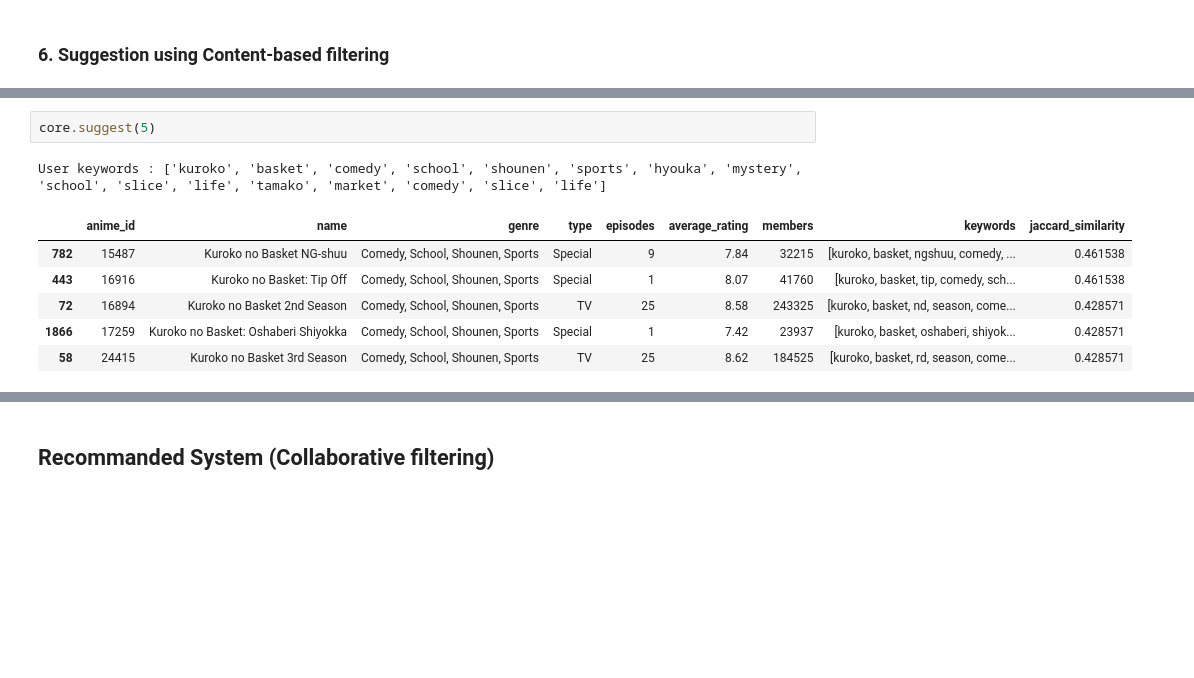
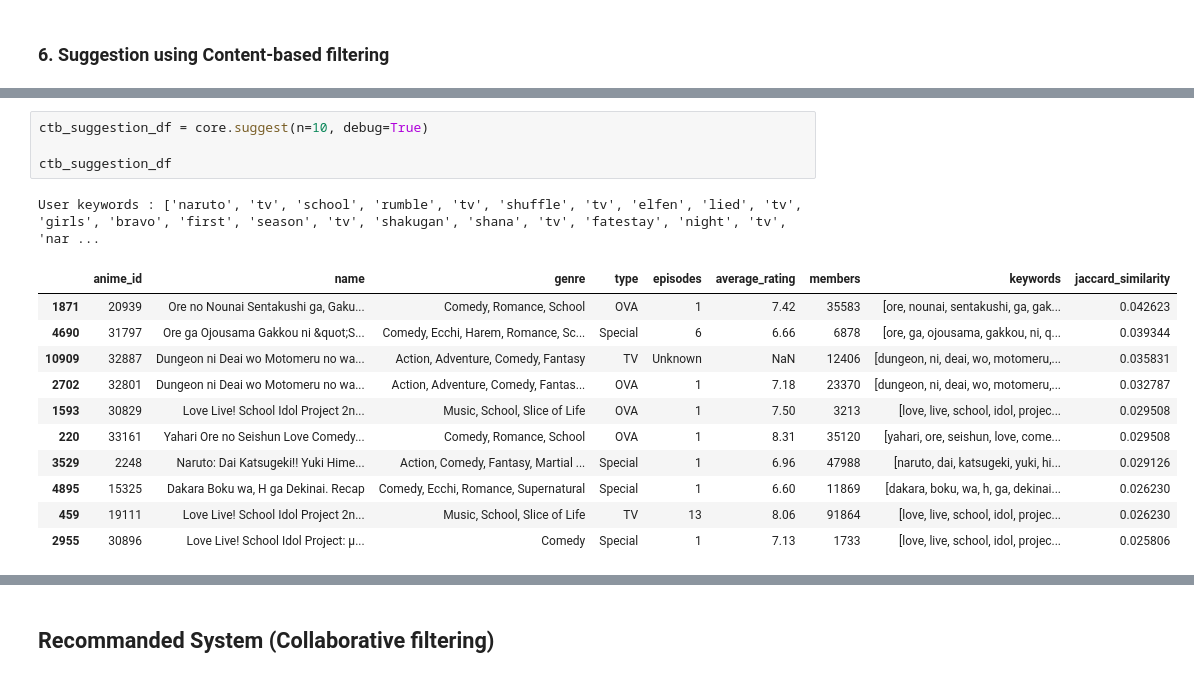
Before and after one commit to phukphoom/anime-recommander-system, a Jupyter notebook: AnimeRecommenderSystem/anime.ipynb, the cells around one changed output, grey strips where cells are left out. Saved outputs shown, nothing was run; the diff lists cells and outputs as text; blank space fills up the shorter version.

```diff
--- a/AnimeRecommenderSystem/anime.ipynb
+++ b/AnimeRecommenderSystem/anime.ipynb
@@ -456,10 +545,17 @@ core.user_rating_merged_df
-# %%
-core.suggest(5)
-# %% [output]
-User keywords : ['kuroko', 'basket', 'comedy', 'school', 'shounen', 'sports', 'hyouka', 'mystery', 'school', 'slice', 'life', 'tamako', 'market', 'comedy', 'slice', 'life']
-|  | anime_id | name | genre | type | episodes | average_rating | members | keywords | jaccard_similarity |
-| 782 | 15487 | Kuroko no Basket NG-shuu | Comedy, School, Shounen, Sports | Special | 9 | 7.84 | 32215 | [kuroko, basket, ngshuu, comedy, ... | 0.461538 |
-| 443 | 16916 | Kuroko no Basket: Tip Off | Comedy, School, Shounen, Sports | Special | 1 | 8.07 | 41760 | [kuroko, basket, tip, comedy, sch... | 0.461538 |
-| 72 | 16894 | Kuroko no Basket 2nd Season | Comedy, School, Shounen, Sports | TV | 25 | 8.58 | 243325 | [kuroko, basket, nd, season, come... | 0.428571 |
-| 1866 | 17259 | Kuroko no Basket: Oshaberi Shiyokka | Comedy, School, Shounen, Sports | Special | 1 | 7.42 | 23937 | [kuroko, basket, oshaberi, shiyok... | 0.428571 |
-| 58 | 24415 | Kuroko no Basket 3rd Season | Comedy, School, Shounen, Sports | TV | 25 | 8.62 | 184525 | [kuroko, basket, rd, season, come... | 0.428571 |
+# %%
+ctb_suggestion_df = core.suggest(n=10, debug=True)
+
+ctb_suggestion_df
+# %% [output]
+User keywords : ['naruto', 'tv', 'school', 'rumble', 'tv', 'shuffle', 'tv', 'elfen', 'lied', 'tv', 'girls', 'bravo', 'first', 'season', 'tv', 'shakugan', 'shana', 'tv', 'fatestay', 'night', 'tv', 'nar ...
+|  | anime_id | name | genre | type | episodes | average_rating | members | keywords | jaccard_similarity |
+| 1871 | 20939 | Ore no Nounai Sentakushi ga, Gaku... | Comedy, Romance, School | OVA | 1 | 7.42 | 35583 | [ore, nounai, sentakushi, ga, gak... | 0.042623 |
+| 4690 | 31797 | Ore ga Ojousama Gakkou ni &quot;S... | Comedy, Ecchi, Harem, Romance, Sc... | Special | 6 | 6.66 | 6878 | [ore, ga, ojousama, gakkou, ni, q... | 0.039344 |
+| 10909 | 32887 | Dungeon ni Deai wo Motomeru no wa... | Action, Adventure, Comedy, Fantasy | TV | Unknown | NaN | 12406 | [dungeon, ni, deai, wo, motomeru,... | 0.035831 |
+| 2702 | 32801 | Dungeon ni Deai wo Motomeru no wa... | Action, Adventure, Comedy, Fantas... | OVA | 1 | 7.18 | 23370 | [dungeon, ni, deai, wo, motomeru,... | 0.032787 |
+| 1593 | 30829 | Love Live! School Idol Project 2n... | Music, School, Slice of Life | OVA | 1 | 7.50 | 3213 | [love, live, school, idol, projec... | 0.029508 |
+| 220 | 33161 | Yahari Ore no Seishun Love Comedy... | Comedy, Romance, School | OVA | 1 | 8.31 | 35120 | [yahari, ore, seishun, love, come... | 0.029508 |
+| 3529 | 2248 | Naruto: Dai Katsugeki!! Yuki Hime... | Action, Comedy, Fantasy, Martial ... | Special | 1 | 6.96 | 47988 | [naruto, dai, katsugeki, yuki, hi... | 0.029126 |
+| 4895 | 15325 | Dakara Boku wa, H ga Dekinai. Recap | Comedy, Ecchi, Romance, Supernatural | Special | 1 | 6.60 | 11869 | [dakara, boku, wa, h, ga, dekinai... | 0.026230 |
+| 459 | 19111 | Love Live! School Idol Project 2n... | Music, School, Slice of Life | TV | 13 | 8.06 | 91864 | [love, live, school, idol, projec... | 0.026230 |
+| 2955 | 30896 | Love Live! School Idol Project: μ... | Comedy | Special | 1 | 7.13 | 1733 | [love, live, school, idol, projec... | 0.025806 |
```
Also changed, not shown: parts of 19 cells of this notebook.
